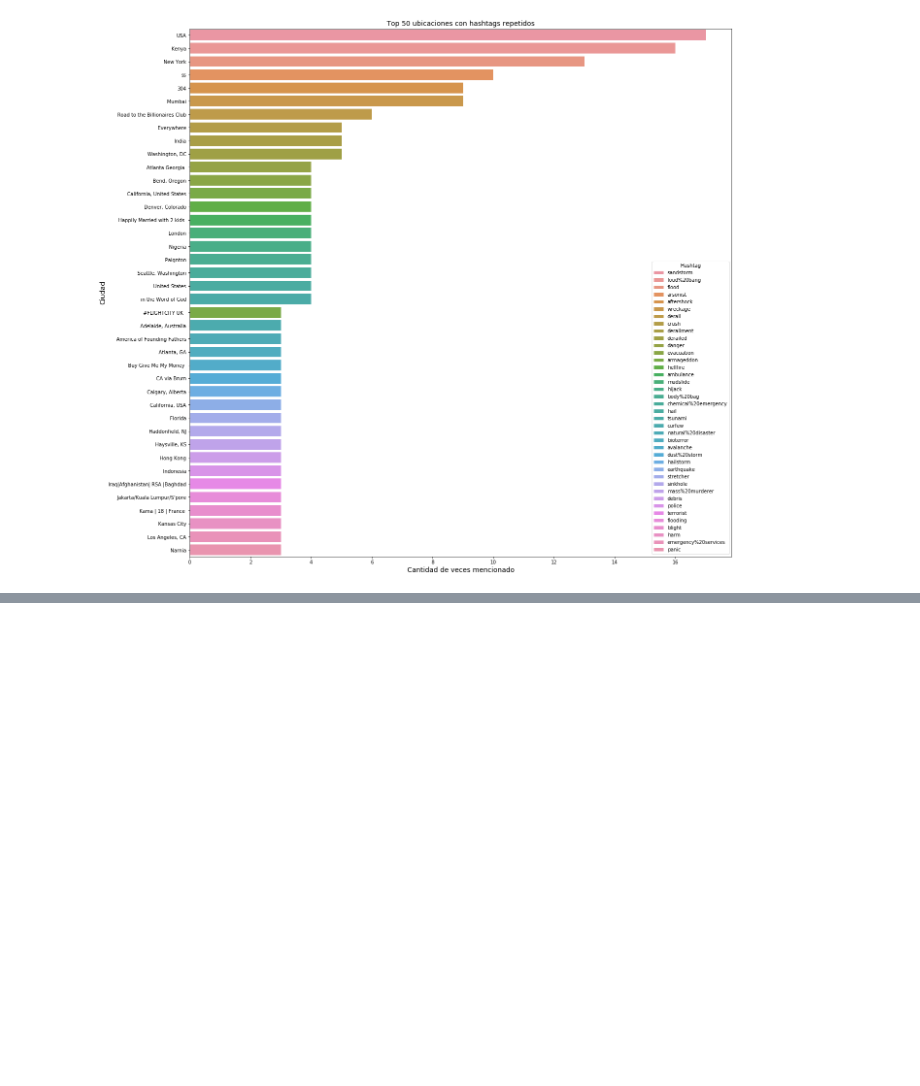
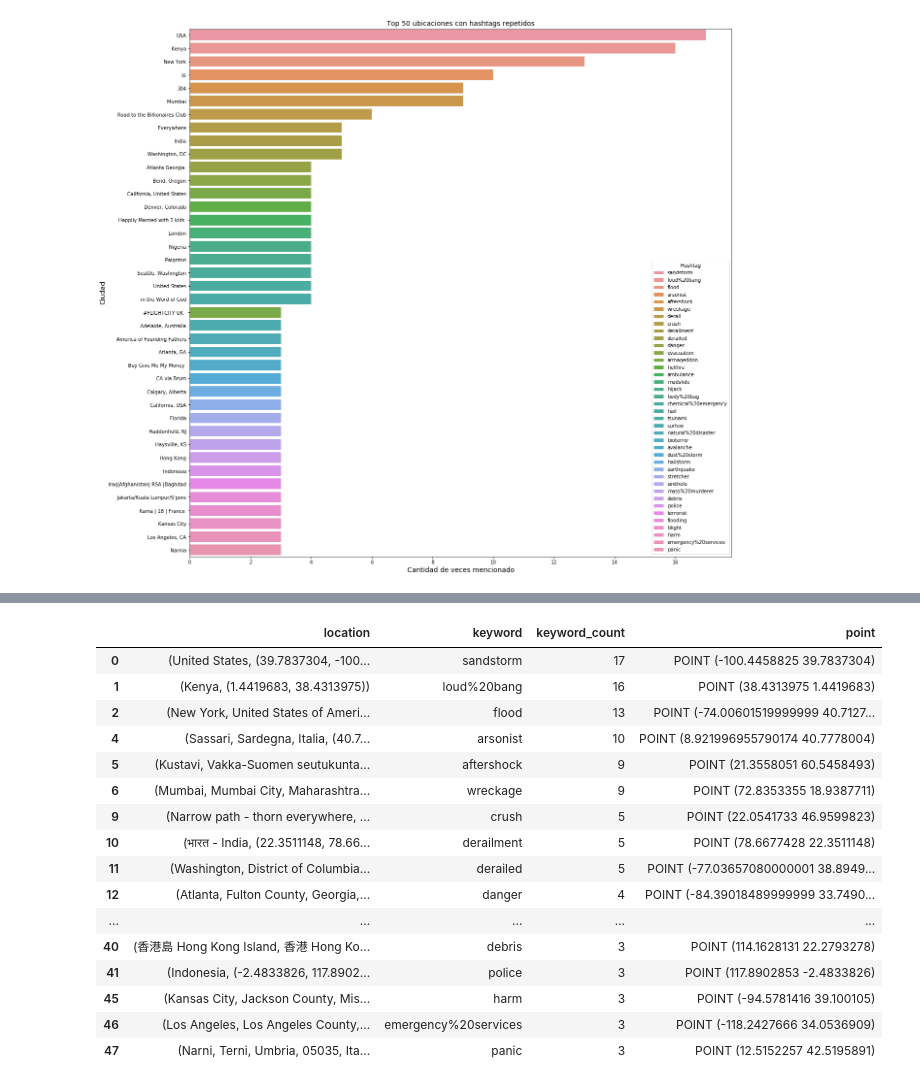
Before and after one commit to milemarchese/OrganizacionDeDatos, a Jupyter notebook: Análisis Exploratorio.ipynb, the cells around one changed output, grey strips where cells are left out. Drawn from its saved outputs; the diff is of its cells as text; code cells hidden in the pictures; blank space fills up the shorter version.

```diff
--- a/Análisis Exploratorio.ipynb
+++ b/Análisis Exploratorio.ipynb
@@ -212,0 +239,26 @@ plt.show(grafico)
+# %%
+from shapely.geometry import Point
+
+locations['point'] = locations['location'].apply(lambda loc: (loc.longitude, loc.latitude) if loc else None)
+locations = locations.replace(to_replace='None', value=np.nan).dropna()
+locations['point'] = locations['point'].apply(Point)
+
+locations
+# %% [output]
+|  | location | keyword | keyword_count | point |
+| 0 | (United States, (39.7837304, -100... | sandstorm | 17 | POINT (-100.4458825 39.7837304) |
+| 1 | (Kenya, (1.4419683, 38.4313975)) | loud%20bang | 16 | POINT (38.4313975 1.4419683) |
+| 2 | (New York, United States of Ameri... | flood | 13 | POINT (-74.00601519999999 40.7127... |
+| 4 | (Sassari, Sardegna, Italia, (40.7... | arsonist | 10 | POINT (8.921996955790174 40.7778004) |
+| 5 | (Kustavi, Vakka-Suomen seutukunta... | aftershock | 9 | POINT (21.3558051 60.5458493) |
+| 6 | (Mumbai, Mumbai City, Maharashtra... | wreckage | 9 | POINT (72.8353355 18.9387711) |
+| 9 | (Narrow path - thorn everywhere, ... | crush | 5 | POINT (22.0541733 46.9599823) |
+| 10 | (भारत - India, (22.3511148, 78.66... | derailment | 5 | POINT (78.6677428 22.3511148) |
+| 11 | (Washington, District of Columbia... | derailed | 5 | POINT (-77.03657080000001 38.8949... |
+| 12 | (Atlanta, Fulton County, Georgia,... | danger | 4 | POINT (-84.39018489999999 33.7490... |
+| ... | ... | ... | ... | ... |
+| 40 | (香港島 Hong Kong Island, 香港 Hong Ko... | debris | 3 | POINT (114.1628131 22.2793278) |
+| 41 | (Indonesia, (-2.4833826, 117.8902... | police | 3 | POINT (117.8902853 -2.4833826) |
+| 45 | (Kansas City, Jackson County, Mis... | harm | 3 | POINT (-94.5781416 39.100105) |
+| 46 | (Los Angeles, Los Angeles County,... | emergency%20services | 3 | POINT (-118.2427666 34.0536909) |
+| 47 | (Narni, Terni, Umbria, 05035, Ita... | panic | 3 | POINT (12.5152257 42.5195891) |
```
Also changed, not shown: parts of 3 cells of this notebook.
